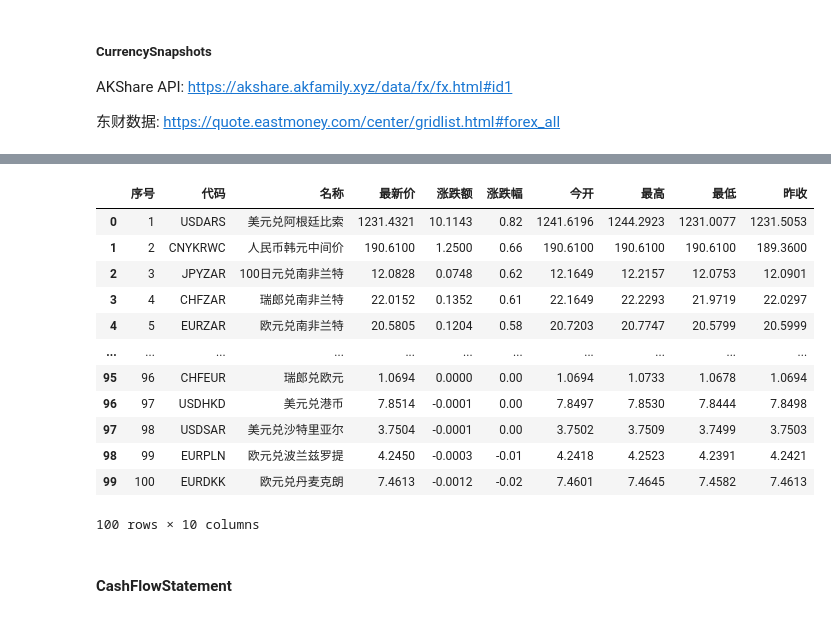
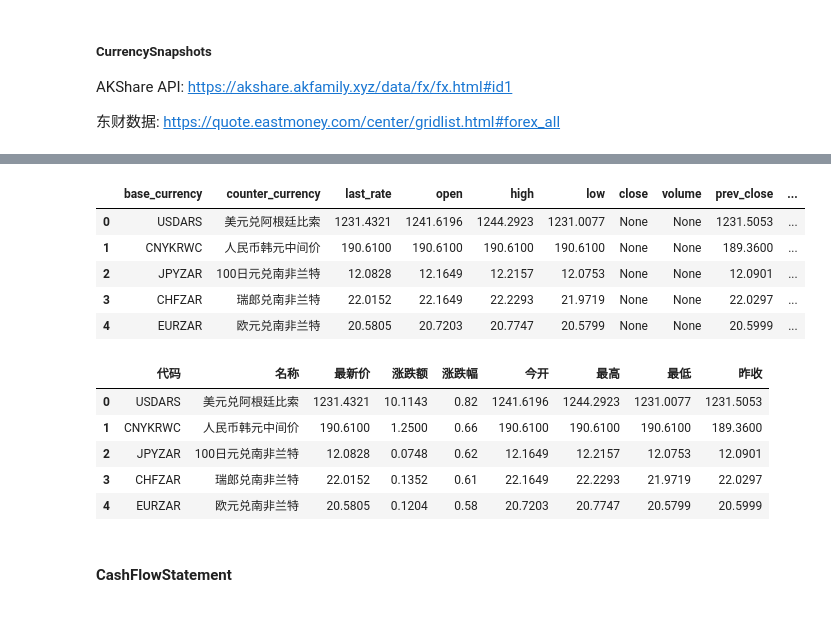
Before and after one commit to shugaoye/openbb_akshare, a Jupyter notebook: akshare_test.ipynb, the cells around one changed output, grey strips where cells are left out. Cells and saved outputs as stored; diff of their text form; code cells hidden in the pictures.

Commit message:
Completed currency_historical and currency_snapshots

```diff
--- a/akshare_test.ipynb
+++ b/akshare_test.ipynb
@@ -71,3 +55,13 @@ OpenBBError:
+# %%
+snapshot_data = get_df(s_obj)
+snapshot_data.head()
+# %% [output]
+|  | base_currency | counter_currency | last_rate | open | high | low | close | volume | prev_close | ... |
+| 0 | USDARS | 美元兑阿根廷比索 | 1231.4321 | 1241.6196 | 1244.2923 | 1231.0077 | None | None | 1231.5053 | ... |
+| 1 | CNYKRWC | 人民币韩元中间价 | 190.6100 | 190.6100 | 190.6100 | 190.6100 | None | None | 189.3600 | ... |
+| 2 | JPYZAR | 100日元兑南非兰特 | 12.0828 | 12.1649 | 12.2157 | 12.0753 | None | None | 12.0901 | ... |
+| 3 | CHFZAR | 瑞郎兑南非兰特 | 22.0152 | 22.1649 | 22.2293 | 21.9719 | None | None | 22.0297 | ... |
+| 4 | EURZAR | 欧元兑南非兰特 | 20.5805 | 20.7203 | 20.7747 | 20.5799 | None | None | 20.5999 | ... |
 # %%
 import akshare as ak
 
@@ -76,19 +70,13 @@ forex_spot_em_df.to_excel("docs/forex_spot_em.xlsx")
 # %%
-forex_spot_em_df
+new_df=forex_spot_em_df.drop(columns=["序号"])
+new_df.head()
 # %% [output]
-|  | 序号 | 代码 | 名称 | 最新价 | 涨跌额 | 涨跌幅 | 今开 | 最高 | 最低 | 昨收 |
-| 0 | 1 | USDARS | 美元兑阿根廷比索 | 1231.4321 | 10.1143 | 0.82 | 1241.6196 | 1244.2923 | 1231.0077 | 1231.5053 |
-| 1 | 2 | CNYKRWC | 人民币韩元中间价 | 190.6100 | 1.2500 | 0.66 | 190.6100 | 190.6100 | 190.6100 | 189.3600 |
-| 2 | 3 | JPYZAR | 100日元兑南非兰特 | 12.0828 | 0.0748 | 0.62 | 12.1649 | 12.2157 | 12.0753 | 12.0901 |
-| 3 | 4 | CHFZAR | 瑞郎兑南非兰特 | 22.0152 | 0.1352 | 0.61 | 22.1649 | 22.2293 | 21.9719 | 22.0297 |
-| 4 | 5 | EURZAR | 欧元兑南非兰特 | 20.5805 | 0.1204 | 0.58 | 20.7203 | 20.7747 | 20.5799 | 20.5999 |
-| ... | ... | ... | ... | ... | ... | ... | ... | ... | ... | ... |
-| 95 | 96 | CHFEUR | 瑞郎兑欧元 | 1.0694 | 0.0000 | 0.00 | 1.0694 | 1.0733 | 1.0678 | 1.0694 |
-| 96 | 97 | USDHKD | 美元兑港币 | 7.8514 | -0.0001 | 0.00 | 7.8497 | 7.8530 | 7.8444 | 7.8498 |
-| 97 | 98 | USDSAR | 美元兑沙特里亚尔 | 3.7504 | -0.0001 | 0.00 | 3.7502 | 3.7509 | 3.7499 | 3.7503 |
-| 98 | 99 | EURPLN | 欧元兑波兰兹罗提 | 4.2450 | -0.0003 | -0.01 | 4.2418 | 4.2523 | 4.2391 | 4.2421 |
-| 99 | 100 | EURDKK | 欧元兑丹麦克朗 | 7.4613 | -0.0012 | -0.02 | 7.4601 | 7.4645 | 7.4582 | 7.4613 |
+|  | 代码 | 名称 | 最新价 | 涨跌额 | 涨跌幅 | 今开 | 最高 | 最低 | 昨收 |
+| 0 | USDARS | 美元兑阿根廷比索 | 1231.4321 | 10.1143 | 0.82 | 1241.6196 | 1244.2923 | 1231.0077 | 1231.5053 |
+| 1 | CNYKRWC | 人民币韩元中间价 | 190.6100 | 1.2500 | 0.66 | 190.6100 | 190.6100 | 190.6100 | 189.3600 |
+| 2 | JPYZAR | 100日元兑南非兰特 | 12.0828 | 0.0748 | 0.62 | 12.1649 | 12.2157 | 12.0753 | 12.0901 |
+| 3 | CHFZAR | 瑞郎兑南非兰特 | 22.0152 | 0.1352 | 0.61 | 22.1649 | 22.2293 | 21.9719 | 22.0297 |
+| 4 | EURZAR | 欧元兑南非兰特 | 20.5805 | 0.1204 | 0.58 | 20.7203 | 20.7747 | 20.5799 | 20.5999 |
-100 rows × 10 columns
 # %% [markdown]
 #### CashFlowStatement
 # %% [markdown]
```
Also changed, not shown: parts of 22 cells of this notebook, 3 other files.
